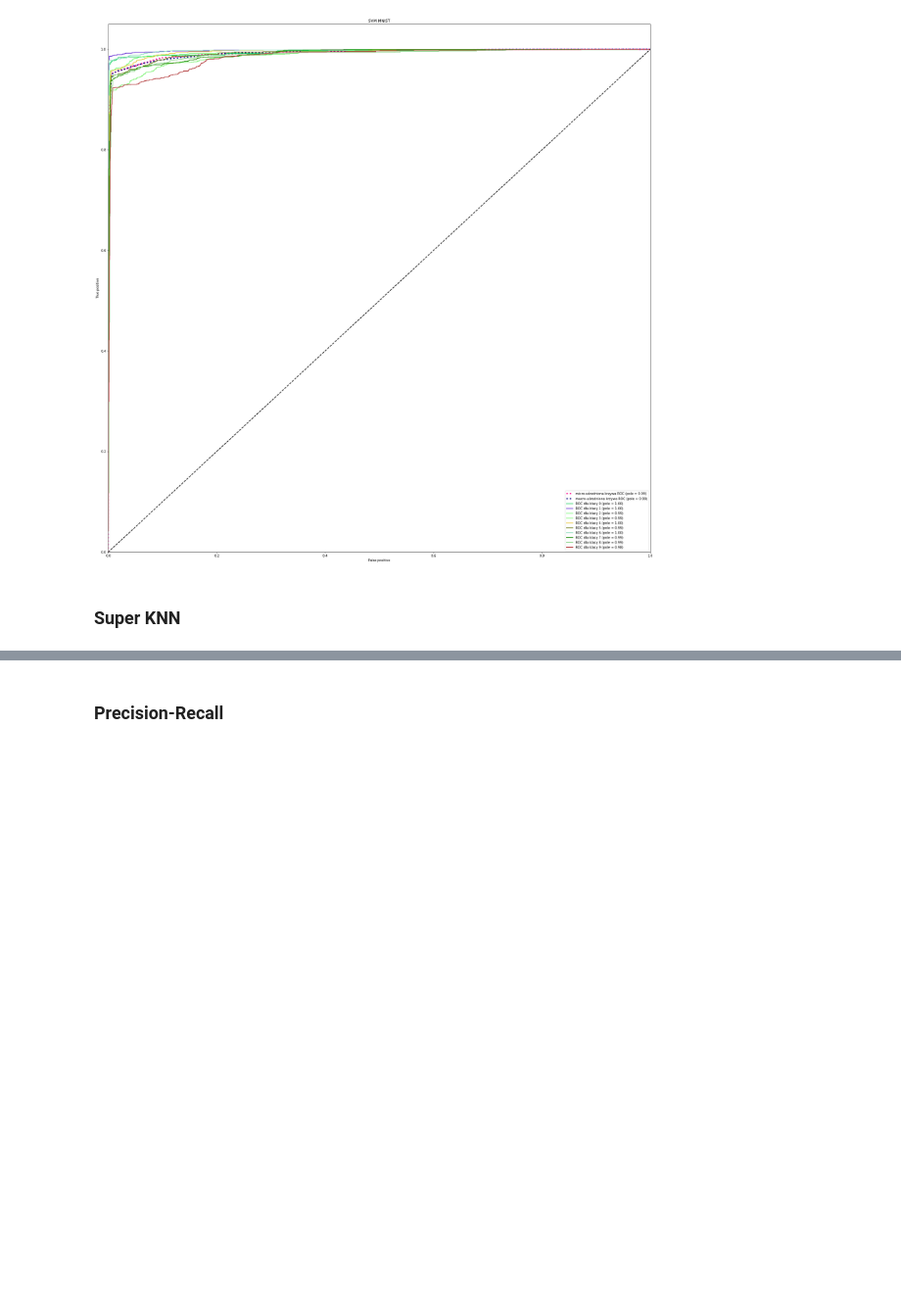
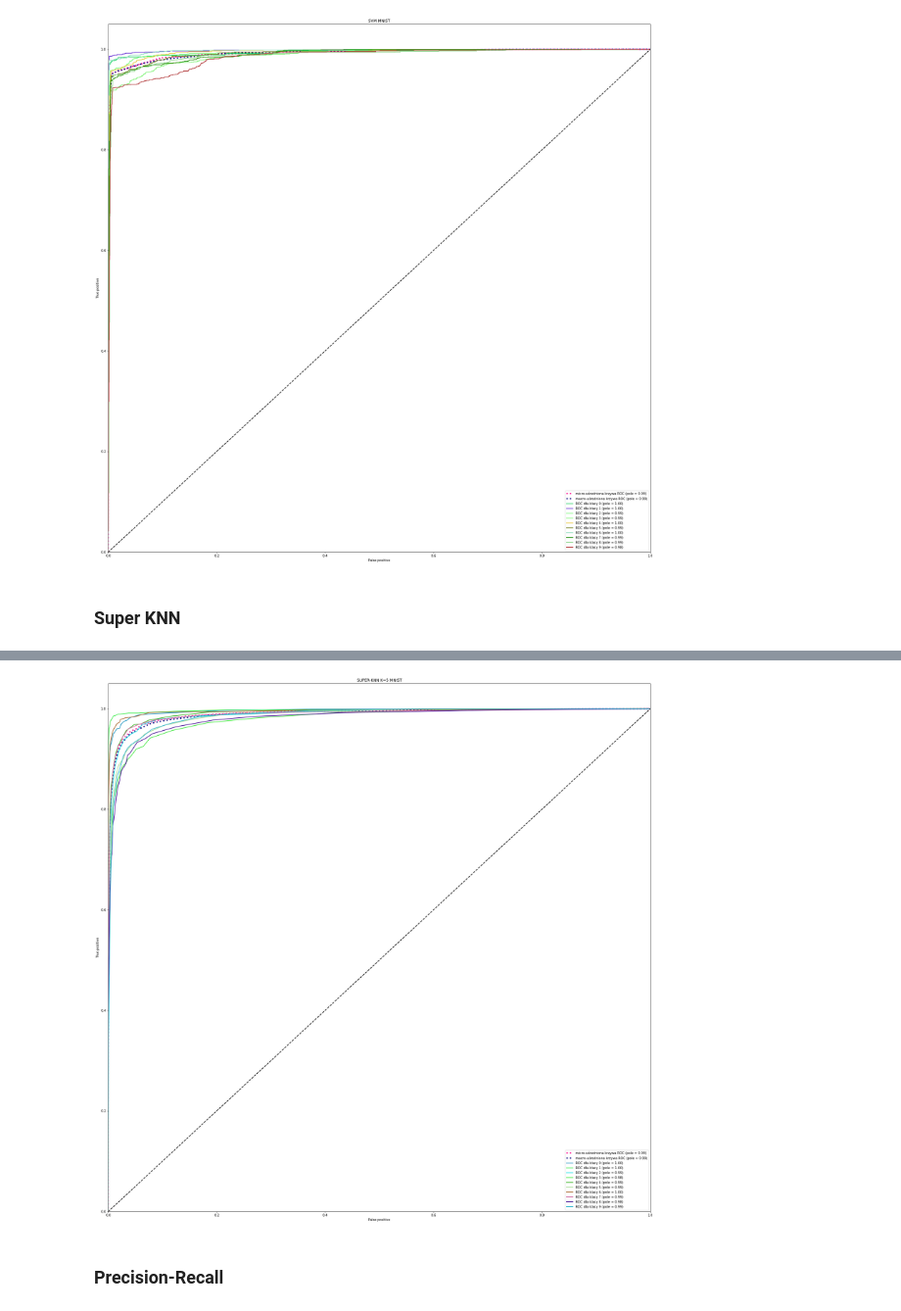
Before and after one commit to wiktor145/ml-project, a Jupyter notebook: Project4.ipynb, the cells around one changed output, grey strips where cells are left out. Shown at 98% size. Cells and saved outputs as stored; diff of their text form; code cells hidden in the pictures; blank space fills up the shorter version.

```diff
--- a/Project4.ipynb
+++ b/Project4.ipynb
@@ -493,3 +522,12 @@ determine_roc(mnist_svm_classifier,mnist_test_data,y_test ,"SVM MNIST")
+# %%
+y_test = preprocessing.label_binarize(list(map(int, mnist_test_labels)), classes=[i for i in range(10)])
+
+n_classes = 10
+
+mnist_classifier = SuperKNN(mnist_train_data, mnist_train_labels, DIMENSIONS, k=5)
+determine_roc(mnist_classifier,mnist_test_data,y_test ,"SUPER-KNN K=5 MNIST")
+# %% [output]
+[figure, added]
 # %% [markdown]
 ### Precision-Recall
 # %% [markdown]
```
Also changed, not shown: parts of 10 cells of this notebook.
